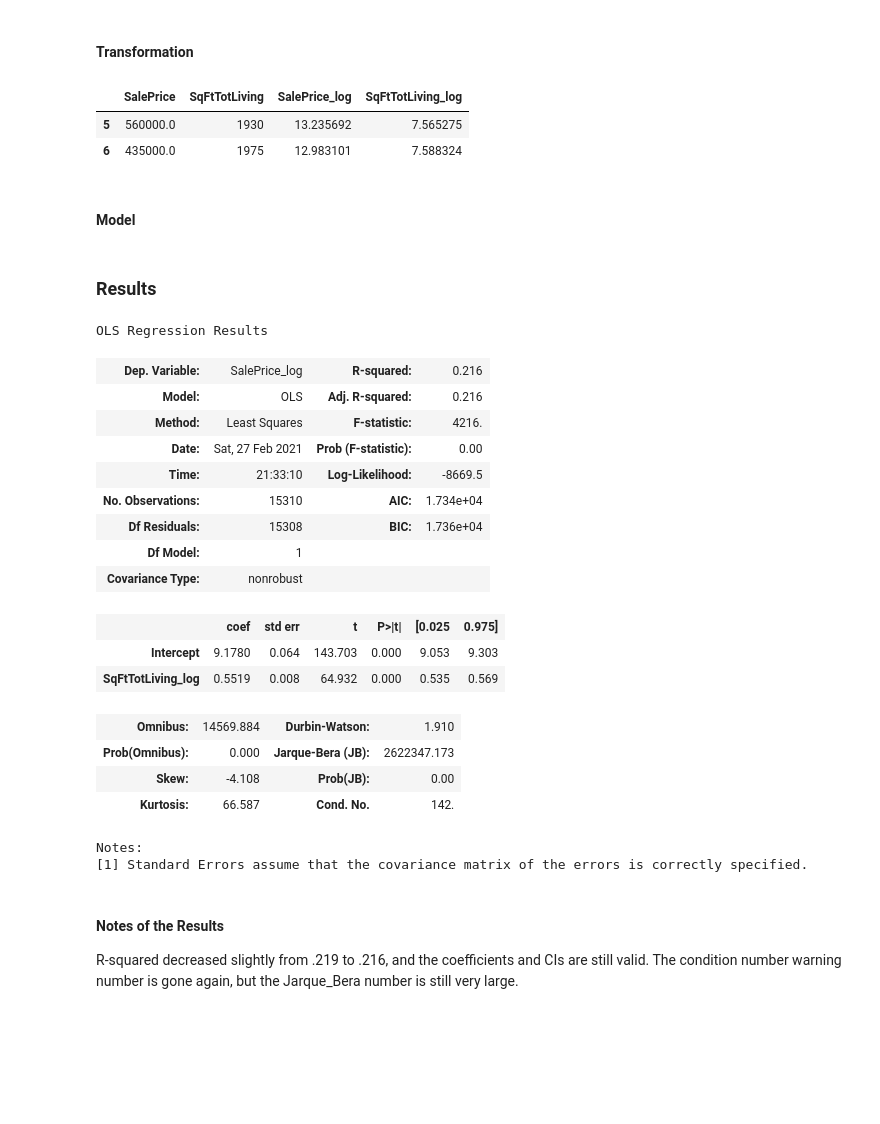
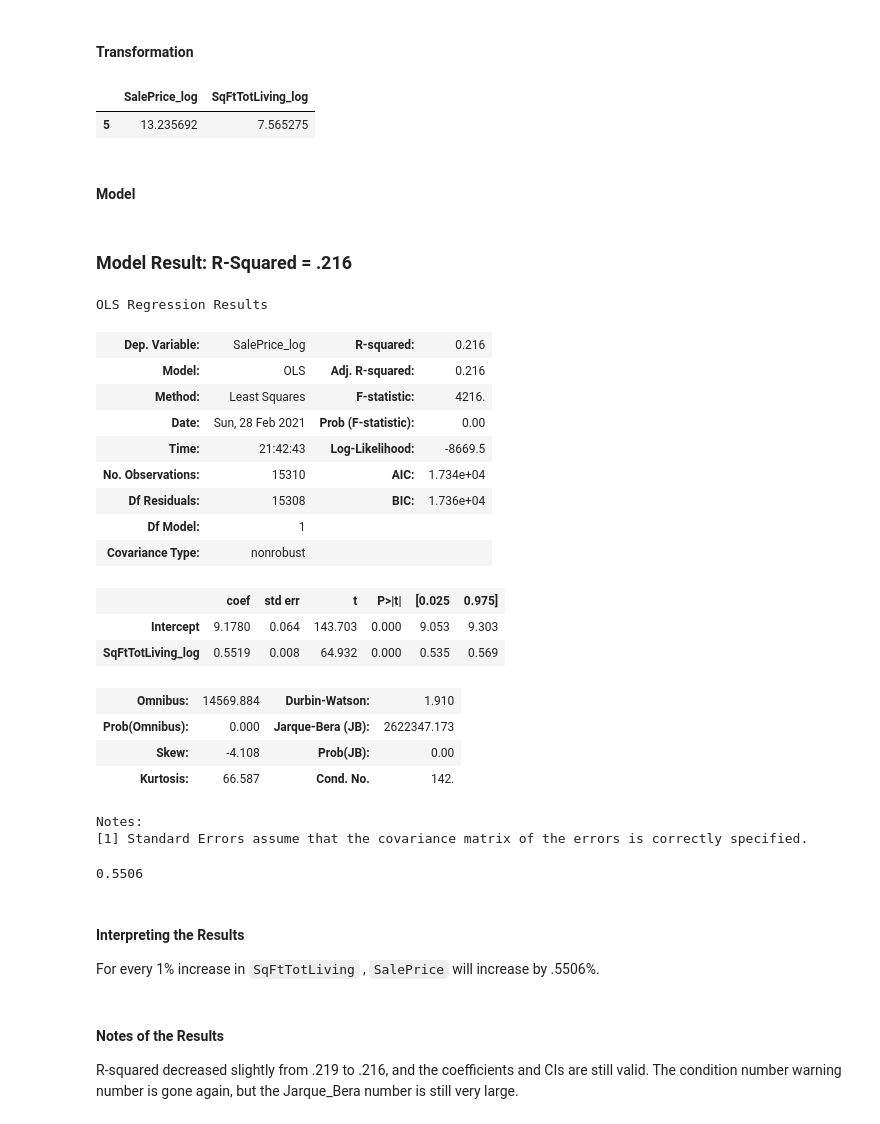
Before and after one commit to jeffreyhwatson/King_Co_Price_Analysis, a Jupyter notebook: notebooks/exploratory/eda_sql.ipynb, the cells around one changed output. Cells and saved outputs as stored; diff of their text form; code cells hidden in the pictures; blank space fills up the shorter version.

Commit message:
added log_ functions and 4 more models

```diff
--- a/notebooks/exploratory/eda_sql.ipynb
+++ b/notebooks/exploratory/eda_sql.ipynb
@@ -2206,7 +2229,3 @@ Outliers removed before transformation.
 model5_df = no_outliers[['SalePrice', 'SqFtTotLiving']].copy()
 # %% [markdown]
 #### Transformation
-# %%
-# log-transforming the data
-for x in model5_df.columns:
-    model5_df[f'{x}_log'] = np.log(model5_df[x])
@@ -2213,17 +2234,18 @@ for x in model5_df.columns:
+# %%
+model5_df.drop(['SalePrice', 'SqFtTotLiving'], axis=1, inplace=True)
 # %%
 # checking results
-model5_df.head(2)
+model5_df.head(1)
 # %% [output]
-|  | SalePrice | SqFtTotLiving | SalePrice_log | SqFtTotLiving_log |
-| 5 | 560000.0 | 1930 | 13.235692 | 7.565275 |
-| 6 | 435000.0 | 1975 | 12.983101 | 7.588324 |
+|  | SalePrice_log | SqFtTotLiving_log |
+| 5 | 13.235692 | 7.565275 |
 # %% [markdown]
 #### Model
 # %%
 model5 = ols(formula="SalePrice_log ~ SqFtTotLiving_log", data=model5_df)
 model5_results = model5.fit()
-# %% [markdown]
-### Results
+# %% [markdown]
+### Model Result: R-Squared = .216
 # %%
 model5_results.summary()
 # %% [output]
@@ -2231,8 +2253,8 @@ OLS Regression Results
 | Dep. Variable: | SalePrice_log | R-squared: | 0.216 |
 | Model: | OLS | Adj. R-squared: | 0.216 |
 | Method: | Least Squares | F-statistic: | 4216. |
-| Date: | Sat, 27 Feb 2021 | Prob (F-statistic): | 0.00 |
-| Time: | 21:33:10 | Log-Likelihood: | -8669.5 |
+| Date: | Sun, 28 Feb 2021 | Prob (F-statistic): | 0.00 |
+| Time: | 21:42:43 | Log-Likelihood: | -8669.5 |
 | No. Observations: | 15310 | AIC: | 1.734e+04 |
 | Df Residuals: | 15308 | BIC: | 1.736e+04 |
 | Df Model: | 1 |  |  |
@@ -2246,6 +2268,13 @@ OLS Regression Results
 | Kurtosis: | 66.587 | Cond. No. | 142. |
 Notes:
 [1] Standard Errors assume that the covariance matrix of the errors is correctly specified.
+# %%
+fn.log_all(model5_results, ['SqFtTotLiving_log'], .01)
+# %% [output]
+0.5506
+# %% [markdown]
+#### Interpreting the Results
+For every 1% increase in `SqFtTotLiving` , `SalePrice` will increase by .5506%.
 # %% [markdown]
 #### Notes of the Results
 R-squared decreased slightly from .219 to .216, and the coefficients and CIs are still valid. The condition number warning number is gone again, but the Jarque_Bera number is still very large.
```
Also changed, not shown: parts of 181 cells of this notebook, 5 other files.
